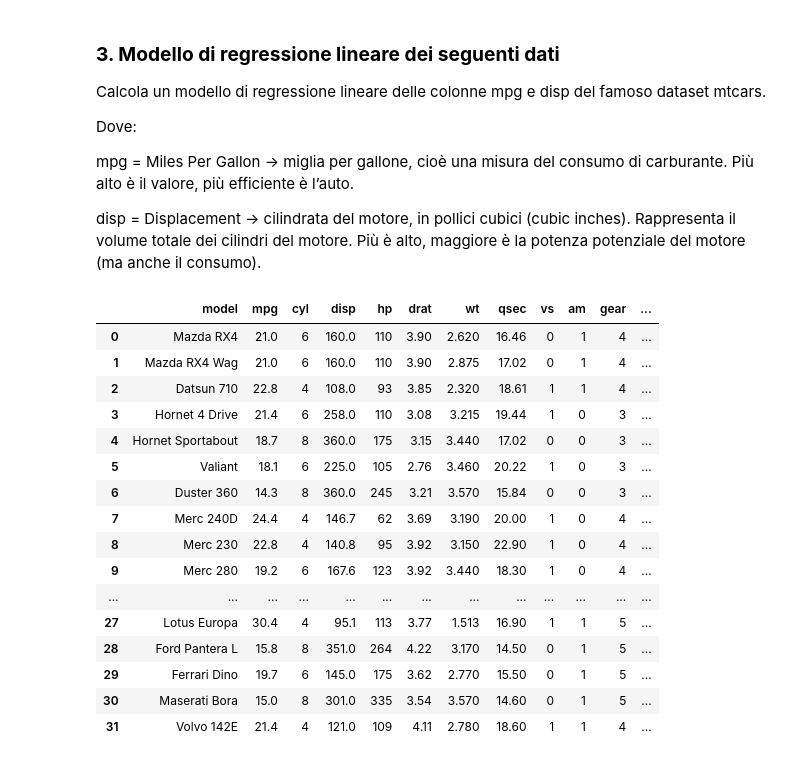
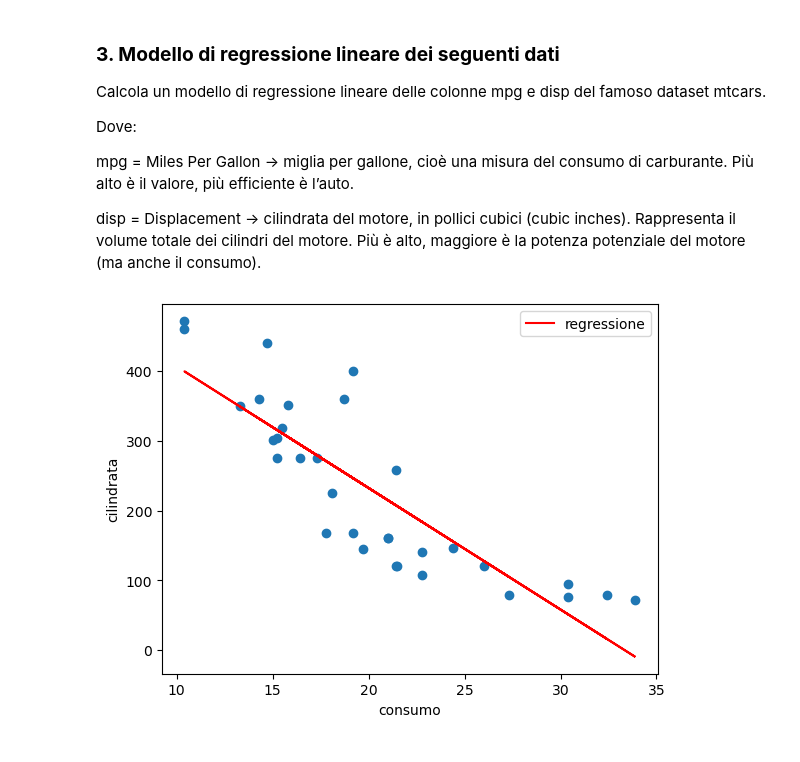
Before and after one commit to michelemarengo96/ProgrammingLabII, a Jupyter notebook: 6_Esercizi_lez_6.ipynb, the cells around one changed output. Drawn from its saved outputs; the diff is of its cells as text; code cells hidden in the pictures.

```diff
--- a/6_Esercizi_lez_6.ipynb
+++ b/6_Esercizi_lez_6.ipynb
@@ -94,29 +96,31 @@ Dove:
 mpg = Miles Per Gallon → miglia per gallone, cioè una misura del consumo di carburante. Più alto è il valore, più efficiente è l’auto.
 
 disp = Displacement → cilindrata del motore, in pollici cubici (cubic inches). Rappresenta il volume totale dei cilindri del motore. Più è alto, maggiore è la potenza potenziale del motore (ma anche il consumo).
-# %%
-import pandas as pd
-
-# Load dataset from URL
-df = pd.read_csv('https://gist.githubusercontent.com/seankross/a412dfbd88b3db70b74b/raw/5f23f993cd87c283ce766e7ac6b329ee7cc2e1d1/mtcars.csv')
-
-# Display the dataframe
-df
-# %% [output]
-|  | model | mpg | cyl | disp | hp | drat | wt | qsec | vs | am | gear | ... |
-| 0 | Mazda RX4 | 21.0 | 6 | 160.0 | 110 | 3.90 | 2.620 | 16.46 | 0 | 1 | 4 | ... |
-| 1 | Mazda RX4 Wag | 21.0 | 6 | 160.0 | 110 | 3.90 | 2.875 | 17.02 | 0 | 1 | 4 | ... |
-| 2 | Datsun 710 | 22.8 | 4 | 108.0 | 93 | 3.85 | 2.320 | 18.61 | 1 | 1 | 4 | ... |
-| 3 | Hornet 4 Drive | 21.4 | 6 | 258.0 | 110 | 3.08 | 3.215 | 19.44 | 1 | 0 | 3 | ... |
-| 4 | Hornet Sportabout | 18.7 | 8 | 360.0 | 175 | 3.15 | 3.440 | 17.02 | 0 | 0 | 3 | ... |
-| 5 | Valiant | 18.1 | 6 | 225.0 | 105 | 2.76 | 3.460 | 20.22 | 1 | 0 | 3 | ... |
-| 6 | Duster 360 | 14.3 | 8 | 360.0 | 245 | 3.21 | 3.570 | 15.84 | 0 | 0 | 3 | ... |
-| 7 | Merc 240D | 24.4 | 4 | 146.7 | 62 | 3.69 | 3.190 | 20.00 | 1 | 0 | 4 | ... |
-| 8 | Merc 230 | 22.8 | 4 | 140.8 | 95 | 3.92 | 3.150 | 22.90 | 1 | 0 | 4 | ... |
-| 9 | Merc 280 | 19.2 | 6 | 167.6 | 123 | 3.92 | 3.440 | 18.30 | 1 | 0 | 4 | ... |
-| ... | ... | ... | ... | ... | ... | ... | ... | ... | ... | ... | ... | ... |
-| 27 | Lotus Europa | 30.4 | 4 | 95.1 | 113 | 3.77 | 1.513 | 16.90 | 1 | 1 | 5 | ... |
-| 28 | Ford Pantera L | 15.8 | 8 | 351.0 | 264 | 4.22 | 3.170 | 14.50 | 0 | 1 | 5 | ... |
-| 29 | Ferrari Dino | 19.7 | 6 | 145.0 | 175 | 3.62 | 2.770 | 15.50 | 0 | 1 | 5 | ... |
-| 30 | Maserati Bora | 15.0 | 8 | 301.0 | 335 | 3.54 | 3.570 | 14.60 | 0 | 1 | 5 | ... |
-| 31 | Volvo 142E | 21.4 | 4 | 121.0 | 109 | 4.11 | 2.780 | 18.60 | 1 | 1 | 4 | ... |
+# %%
+import pandas as pd
+import matplotlib.pyplot as plt
+import scipy as sp
+
+
+# Load dataset from URL
+df = pd.read_csv('https://gist.githubusercontent.com/seankross/a412dfbd88b3db70b74b/raw/5f23f993cd87c283ce766e7ac6b329ee7cc2e1d1/mtcars.csv')
+
+
+
+
+def lineare(x,a,b):
+
+    return x*a+b
+
+
+fit,_=sp.optimize.curve_fit(lineare,df.mpg,df.disp)
+pred=lineare(df.mpg, *fit)
+
+plt.scatter(df.mpg, df.disp)
+plt.xlabel('consumo')
+plt.ylabel('cilindrata')
+plt.plot(df.mpg,pred, "r-",label='regressione')
+plt.legend()
+plt.show()
+# %% [output]
+[figure, added]
```
Also changed, not shown: parts of 1 cell of this notebook.
